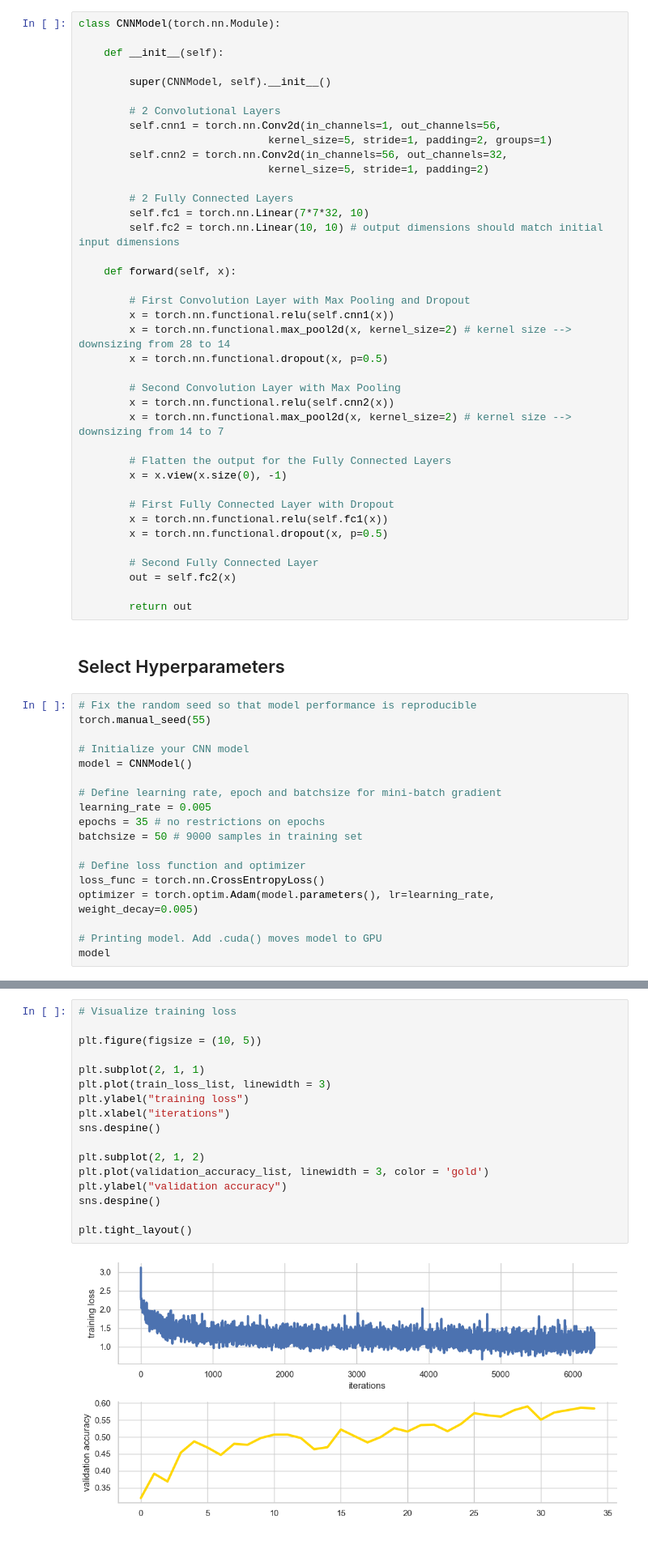
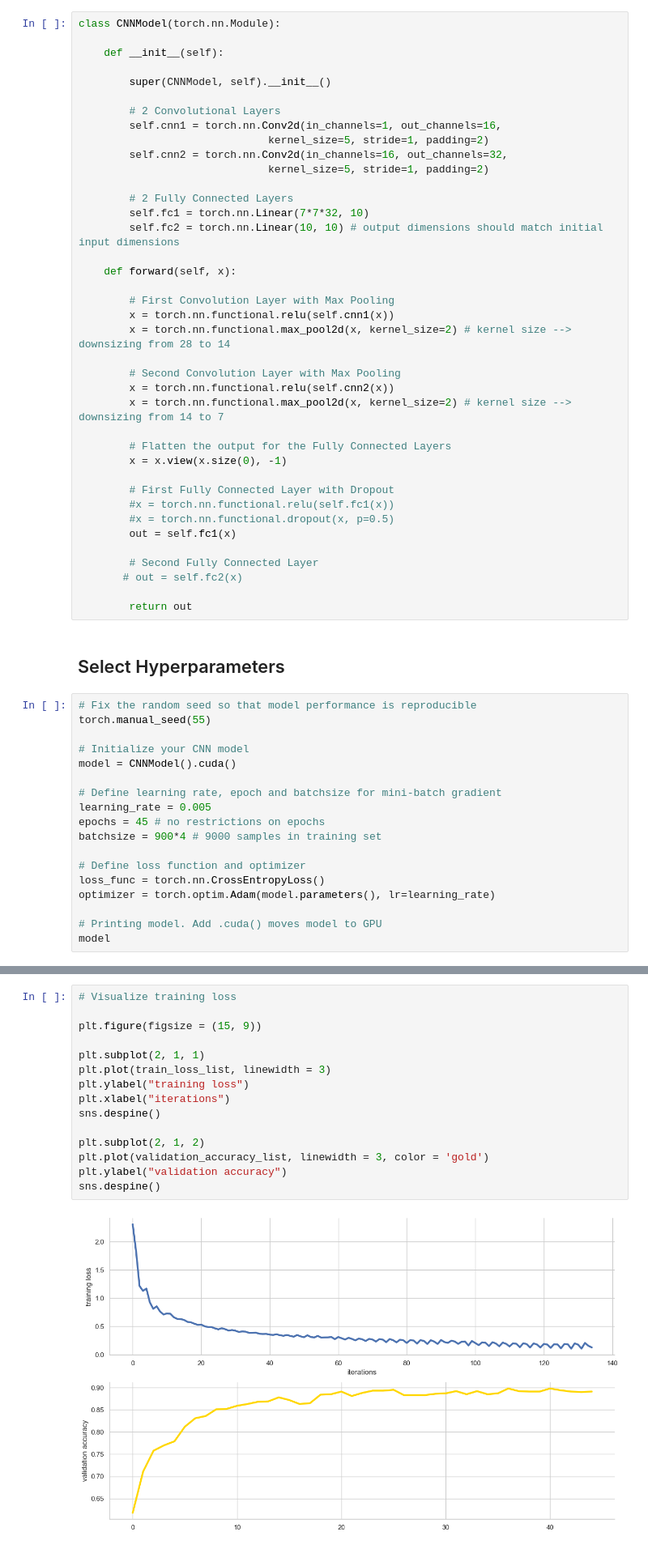
Before and after one commit to emmabacarra/Phys-417, a Jupyter notebook: Lab 4 - Convolutional Neural Networks/(v1cuda)Lab4_Report.ipynb, the cells around one changed output, grey strips where cells are left out. Shown: that part at 81% size. Drawn from its saved outputs; the diff is of its cells as text.

```diff
--- a/Lab 4 - Convolutional Neural Networks/Lab4_Report.ipynb
+++ b/Lab 4 - Convolutional Neural Networks/(v1cuda)Lab4_Report.ipynb
@@ -111,9 +119,9 @@ class CNNModel(torch.nn.Module):
         super(CNNModel, self).__init__()
 
         # 2 Convolutional Layers
-        self.cnn1 = torch.nn.Conv2d(in_channels=1, out_channels=56,
-                              kernel_size=5, stride=1, padding=2, groups=1)
-        self.cnn2 = torch.nn.Conv2d(in_channels=56, out_channels=32,
+        self.cnn1 = torch.nn.Conv2d(in_channels=1, out_channels=16,
+                              kernel_size=5, stride=1, padding=2)
+        self.cnn2 = torch.nn.Conv2d(in_channels=16, out_channels=32,
                               kernel_size=5, stride=1, padding=2)
 
         # 2 Fully Connected Layers
@@ -122,10 +130,9 @@ class CNNModel(torch.nn.Module):
 
     def forward(self, x):
 
-        # First Convolution Layer with Max Pooling and Dropout
+        # First Convolution Layer with Max Pooling
         x = torch.nn.functional.relu(self.cnn1(x))
         x = torch.nn.functional.max_pool2d(x, kernel_size=2) # kernel size --> downsizing from 28 to 14
-        x = torch.nn.functional.dropout(x, p=0.5)
 
         # Second Convolution Layer with Max Pooling
         x = torch.nn.functional.relu(self.cnn2(x))
@@ -135,11 +142,12 @@ class CNNModel(torch.nn.Module):
         x = x.view(x.size(0), -1)
 
         # First Fully Connected Layer with Dropout
-        x = torch.nn.functional.relu(self.fc1(x))
-        x = torch.nn.functional.dropout(x, p=0.5)
+        #x = torch.nn.functional.relu(self.fc1(x))
+        #x = torch.nn.functional.dropout(x, p=0.5)
+        out = self.fc1(x)
 
         # Second Fully Connected Layer
-        out = self.fc2(x)
+       # out = self.fc2(x)
 
         return out
 # %% [markdown]
@@ -149,16 +157,16 @@ class CNNModel(torch.nn.Module):
 torch.manual_seed(55)
 
 # Initialize your CNN model
-model = CNNModel()
+model = CNNModel().cuda()
 
 # Define learning rate, epoch and batchsize for mini-batch gradient
 learning_rate = 0.005
-epochs = 35 # no restrictions on epochs
-batchsize = 50 # 9000 samples in training set
+epochs = 45 # no restrictions on epochs
+batchsize = 900*4 # 9000 samples in training set
 
 # Define loss function and optimizer
 loss_func = torch.nn.CrossEntropyLoss()
-optimizer = torch.optim.Adam(model.parameters(), lr=learning_rate, weight_decay=0.005)
+optimizer = torch.optim.Adam(model.parameters(), lr=learning_rate)
 
 # Printing model. Add .cuda() moves model to GPU
 model
@@ -250,21 +258,19 @@ sns.set(style = 'whitegrid', font_scale = 1)
 # %%
 # Visualize training loss
 
-plt.figure(figsize = (10, 5))
+plt.figure(figsize = (15, 9))
 
 plt.subplot(2, 1, 1)
 plt.plot(train_loss_list, linewidth = 3)
 plt.ylabel("training loss")
 plt.xlabel("iterations")
 sns.despine()
 
 plt.subplot(2, 1, 2)
 plt.plot(validation_accuracy_list, linewidth = 3, color = 'gold')
 plt.ylabel("validation accuracy")
 sns.despine()
-
-plt.tight_layout()
 # %% [output]
-[figure, old version]
+[figure, new version]
 # %%
 # Compute the testing accuracy
```
Also changed, not shown: parts of 4 cells of this notebook, 2 other files.
